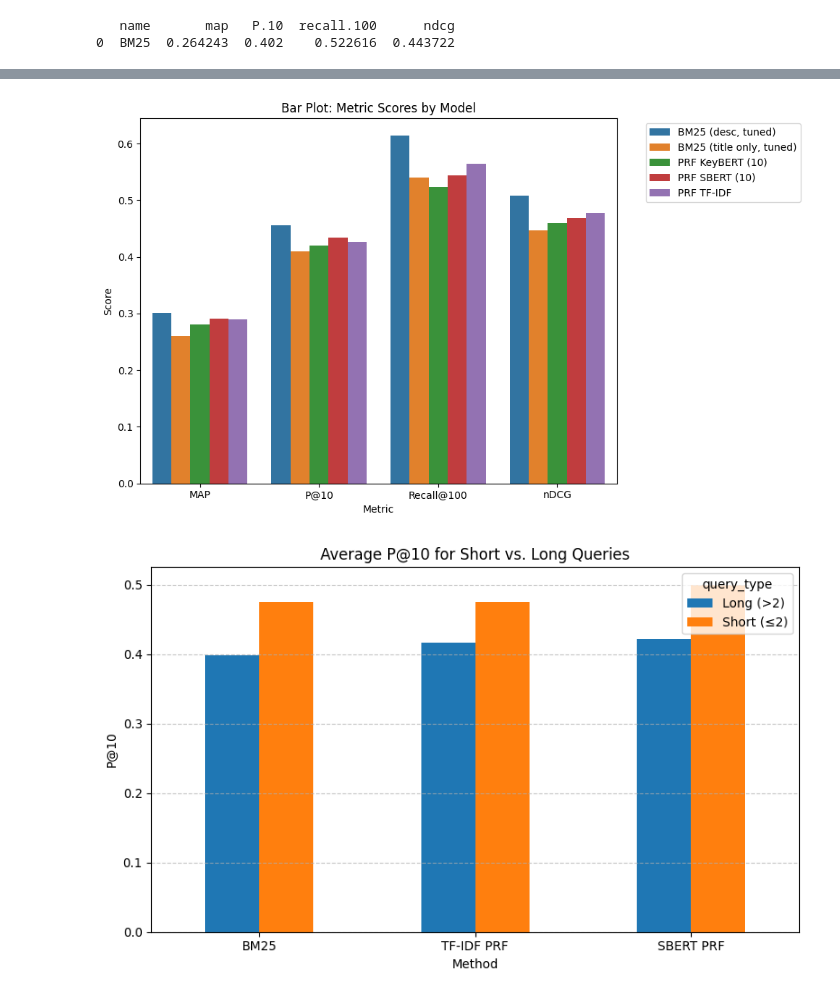
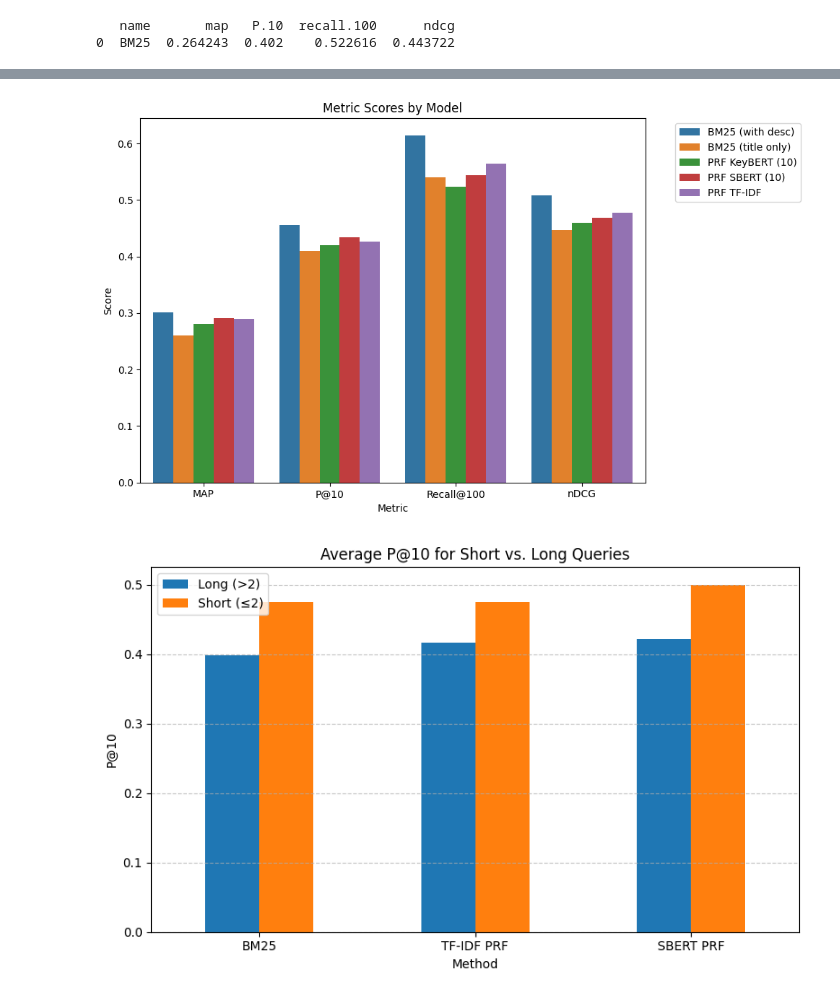
Before and after one commit to enesbillsel/ceng596-ir, a Jupyter notebook: IR_Project.ipynb, the cells around one changed output, grey strips where cells are left out. Cells and saved outputs as stored; diff of their text form; code cells hidden in the pictures.

```diff
--- a/IR_Project.ipynb
+++ b/IR_Project.ipynb
@@ -108,11 +121,10 @@ if not os.path.exists("/content/drive/MyDrive/models/pt_index_text_only"):
     print("Index not found, creating new index...")
     indexer = pt.IterDictIndexer("/content/drive/MyDrive/models/pt_index_text_only")
     index_ref = indexer.index((row for _, row in docs_df.iterrows()))
+    index = pt.IndexFactory.of(index_ref)
 else:
     print("Index exists, loading...")
-    indexref = pt.IndexFactory.of("/content/drive/MyDrive/models/pt_index_text_only")
-
-index = pt.IndexFactory.of(index_ref)
+    index = pt.IndexFactory.of("/content/drive/MyDrive/models/pt_index_text_only")
 
 print("✔️ PyTerrier index created:", index)
 # %% [output]
@@ -1272,9 +1518,9 @@ data = {
     "Model": [
         "BM25 (desc, tuned)",
         "BM25 (title only, tuned)",
-        "PRF KeyBERT (10)",
-        "PRF SBERT (10)",
-        "PRF TF-IDF"
+        "PRF - KeyBERT with SBERT (10 sentences)",
+        "PRF - TF-IDF with SBERT (10 sentences)",
+        "PRF - only TF-IDF"
     ],
     "MAP": [0.301375, 0.26011, 0.281266, 0.290716, 0.29017],
     "P@10": [0.456, 0.41, 0.42, 0.434, 0.426],
@@ -1288,41 +1534,41 @@ data = {
 # Data
 data = {
     "Model": [
-        "BM25 (desc, tuned)",
-        "BM25 (title only, tuned)",
+        "BM25 (with desc)",
+        "BM25 (title only)",
         "PRF KeyBERT (10)",
         "PRF SBERT (10)",
         "PRF TF-IDF"
     ],
     "MAP": [0.301375, 0.26011, 0.281266, 0.290716, 0.29017],
     "P@10": [0.456, 0.41, 0.42, 0.434, 0.426],
     "Recall@100": [0.613607, 0.539969, 0.522922, 0.544269, 0.564452],
     "nDCG": [0.508126, 0.446874, 0.459968, 0.468388, 0.476746]
 }
 
 df = pd.DataFrame(data)
 
 # Radar Chart Preparation
 categories = list(df.columns[1:])
 N = len(categories)
 
 # Add first value to close the loop for radar
 values_list = [df.loc[i, categories].tolist() + [df.loc[i, categories[0]]] for i in range(len(df))]
 
 # Setup angles for radar chart
 angles = [n / float(N) * 2 * np.pi for n in range(N)]
 angles += angles[:1]
 
 # Bar Plot for Each Metric
 df_melted = df.melt(id_vars="Model", var_name="Metric", value_name="Score")
 plt.figure(figsize=(10, 6))
 sns.barplot(x="Metric", y="Score", hue="Model", data=df_melted)
-plt.title("Bar Plot: Metric Scores by Model")
+plt.title("Metric Scores by Model")
 plt.legend(bbox_to_anchor=(1.05, 1), loc='upper left')
 plt.tight_layout()
 plt.show()
 # %% [output]
-[figure, old version]
+[figure, new version]
 # %%
 # Graphics to compare performance of models with short and long queries
 tfidf_results = pt.Experiment(
@@ -1370,7 +1616,7 @@ sbert_df = sbert_df.merge(queries_df_only_title, on="qid")
 # Add query length and query type classification
 for df in [bm25_df, tfidf_df, sbert_df]:
     df["query_len"] = df["query"].apply(lambda q: len(q.split()))
-    df["query_type"] = df["query_len"].apply(lambda l: "Short (≤2)" if l <= 2 else "Long (>2)")
+    df["Query Length"] = df["query_len"].apply(lambda l: "Short (≤2)" if l <= 2 else "Long (>2)")
 
 # Filter only P@10 scores
 bm25_p10 = bm25_df[bm25_df["measure"] == "P.10"]
@@ -1378,9 +1624,9 @@ tfidf_p10 = tfidf_df[tfidf_df["measure"] == "P.10"]
 sbert_p10 = sbert_df[sbert_df["measure"] == "P.10"]
 
 # Group by query type and calculate average value
-bm25_avg = bm25_p10.groupby("query_type")["value"].mean().rename("BM25")
-tfidf_avg = tfidf_p10.groupby("query_type")["value"].mean().rename("TF-IDF PRF")
-sbert_avg = sbert_p10.groupby("query_type")["value"].mean().rename("SBERT PRF")
+bm25_avg = bm25_p10.groupby("Query Length")["value"].mean().rename("BM25")
+tfidf_avg = tfidf_p10.groupby("Query Length")["value"].mean().rename("TF-IDF PRF")
+sbert_avg = sbert_p10.groupby("Query Length")["value"].mean().rename("SBERT PRF")
 
 # Combine into one summary table
 summary = pd.concat([bm25_avg, tfidf_avg, sbert_avg], axis=1)
@@ -1391,8 +1637,9 @@ plt.title("Average P@10 for Short vs. Long Queries")
 plt.ylabel("P@10")
 plt.xlabel("Method")
 plt.xticks(rotation=0)
+plt.legend(loc='upper left')
 plt.grid(axis='y', linestyle="--", alpha=0.7)
 plt.tight_layout()
 plt.show()
 # %% [output]
-[figure, old version]
+[figure, new version]
```
Also changed, not shown: parts of 21 cells of this notebook, 1 other file.
